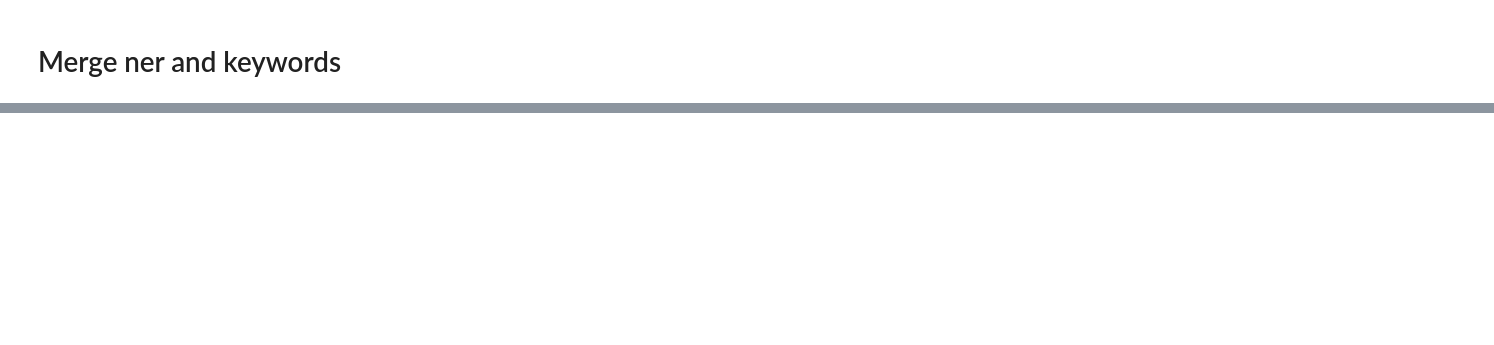
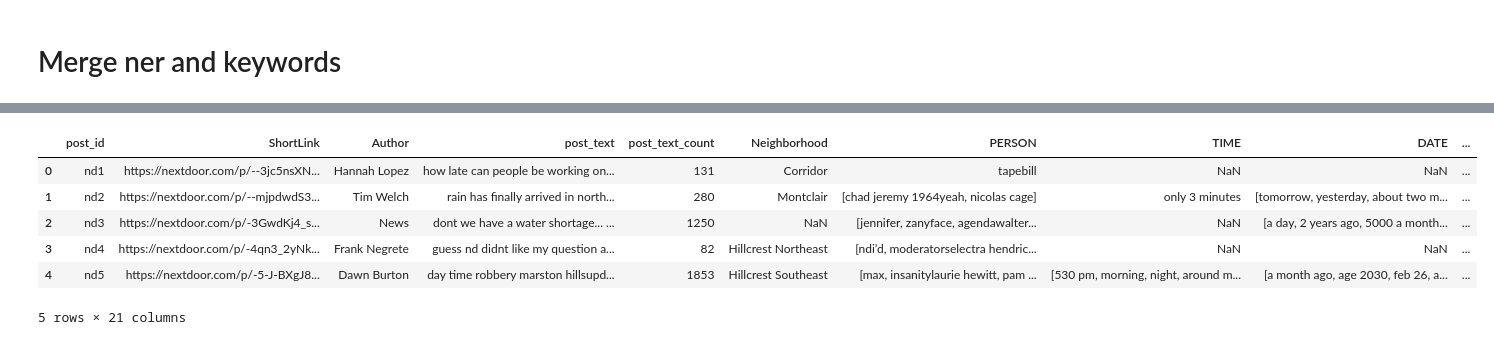
Before and after one commit to amoltkale/san_diego_crime_knowledge_graph, a Jupyter notebook: models/nd_keyword_ner.ipynb, the cells around one changed output, grey strips where cells are left out. Saved outputs shown, nothing was run; the diff lists cells and outputs as text; code cells hidden in the pictures; blank space fills up the shorter version.

```diff
--- a/models/nd_keyword_ner.ipynb
+++ b/models/nd_keyword_ner.ipynb
@@ -285,0 +355,12 @@ ner_df['DATE'].dropna().head(20)
+# %%
+keyword_df.drop(columns=['post_text'], inplace=True)
+merged_df = ner_df.merge(keyword_df, left_on="post_id", right_on="post_id", how="left")
+merged_df.head()
+# %% [output]
+|  | post_id | ShortLink | Author | post_text | post_text_count | Neighborhood | PERSON | TIME | DATE | ... |
+| 0 | nd1 | https://nextdoor.com/p/--3jc5nsXN... | Hannah Lopez | how late can people be working on... | 131 | Corridor | tapebill | NaN | NaN | ... |
+| 1 | nd2 | https://nextdoor.com/p/--mjpdwdS3... | Tim Welch | rain has finally arrived in north... | 280 | Montclair | [chad jeremy 1964yeah, nicolas cage] | only 3 minutes | [tomorrow, yesterday, about two m... | ... |
+| 2 | nd3 | https://nextdoor.com/p/-3GwdKj4_s... | News | dont we have a water shortage... ... | 1250 | NaN | [jennifer, zanyface, agendawalter... | NaN | [a day, 2 years ago, 5000 a month... | ... |
+| 3 | nd4 | https://nextdoor.com/p/-4qn3_2yNk... | Frank Negrete | guess nd didnt like my question a... | 82 | Hillcrest Northeast | [ndi’d, moderatorselectra hendric... | NaN | NaN | ... |
+| 4 | nd5 | https://nextdoor.com/p/-5-J-BXgJ8... | Dawn Burton | day time robbery marston hillsupd... | 1853 | Hillcrest Southeast | [max, insanitylaurie hewitt, pam ... | [530 pm, morning, night, around m... | [a month ago, age 2030, feb 26, a... | ... |
+5 rows × 21 columns
```
Also changed, not shown: parts of 14 cells of this notebook, 1 other file.
